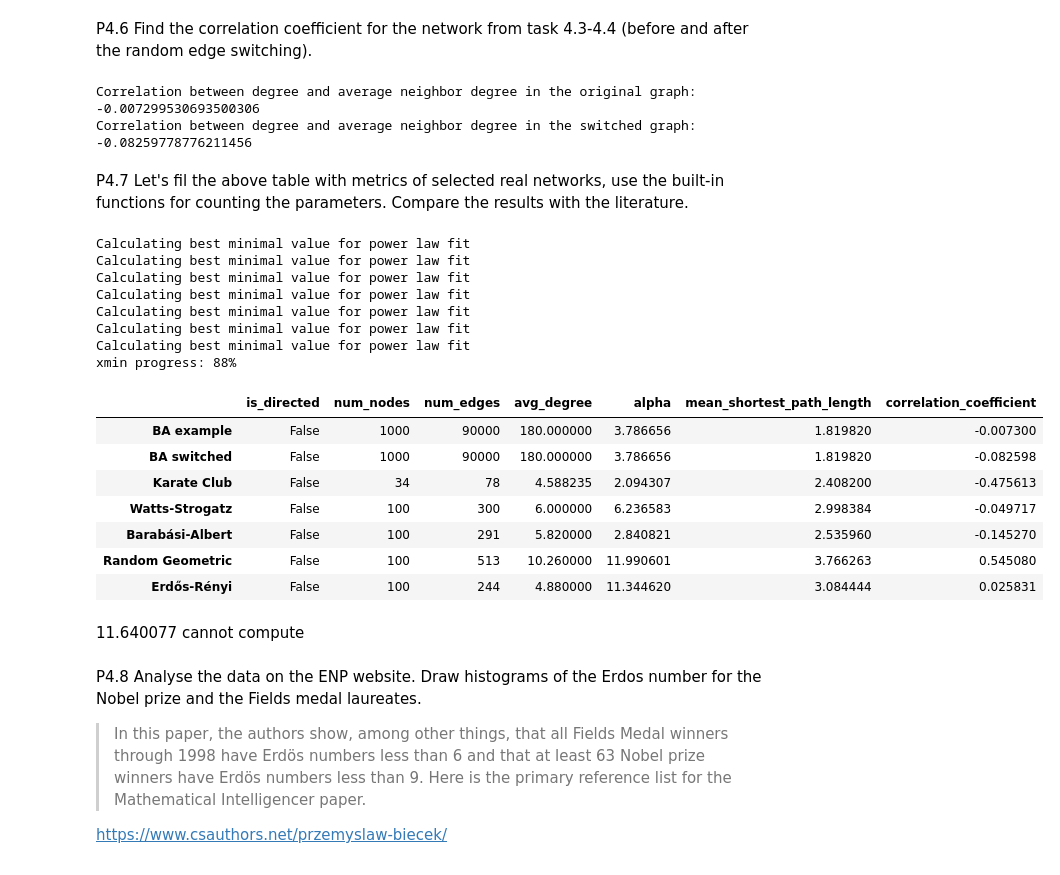
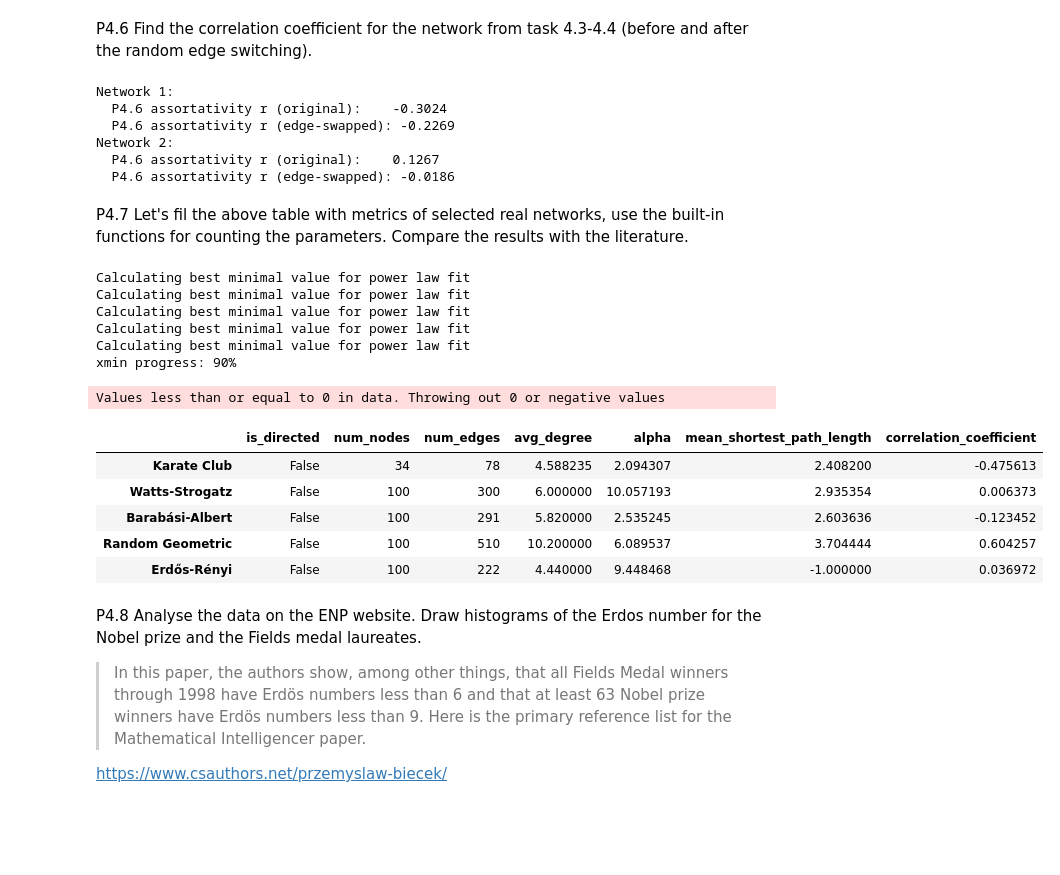
Before and after one commit to bmajosek/SNARS, a Jupyter notebook: p4/p4.ipynb, the cells around one changed output. Saved outputs shown, nothing was run; the diff lists cells and outputs as text; code cells hidden in the pictures; blank space fills up the shorter version.

```diff
--- a/p4/p4.ipynb
+++ b/p4/p4.ipynb
@@ -30,13 +30,3 @@ import powerlaw
 operable program or batch file.
 # %% [markdown]
 Ex1 Import the data, draw their histogram.
-# %%
-num_nodes = 10000
-ba_m = 100
-ba_graph = nx.barabasi_albert_graph(num_nodes, ba_m)
-degrees = [ba_graph.degree(n) for n in ba_graph.nodes()]
-plt.hist(degrees, bins=50)
-plt.title("Degree Histogram")
-plt.xlabel("Degree")
-plt.ylabel("Frequency")
-plt.show()
@@ -380,0 +313,14 @@ P4.5 Make the derivation omitted on the lecture slide.
+# %%
+# P4.3-P4.4: Nearest neighbor degree analysis
+# Load real networks for analysis
+G1 = nx.read_edgelist(
+    "ia-southernwomen.edges",
+    create_using=nx.Graph(),
+    nodetype=int,
+    comments="%"
+)
+
+G2 = nx.read_edgelist("inf-euroroad.edges",
+                     create_using=nx.Graph(), nodetype=int, comments="%")
+
+graphs_analysis = [G1, G2]
@@ -381,11 +401,28 @@ P4.5 Make the derivation omitted on the lecture slide.
 # %% [markdown]
 P4.6 Find the correlation coefficient for the network from task 4.3-4.4 (before and after the random edge switching).
-# %%
-print(f"Correlation between degree and average neighbor degree in the original graph: {nx.degree_assortativity_coefficient(G)}")
-print(f"Correlation between degree and average neighbor degree in the switched graph: {nx.degree_assortativity_coefficient(G_switched)}")
-# %% [output]
-Correlation between degree and average neighbor degree in the original graph: -0.007299530693500306
-Correlation between degree and average neighbor degree in the switched graph: -0.08259778776211456
+# %%
+# P4.6: Assortativity coefficient (degree correlation)
+# Positive r: high-degree nodes connect to high-degree nodes
+# Negative r: high-degree nodes connect to low-degree nodes
+for i, G in enumerate(graphs_analysis):
+    G_rand = G.copy()
+    nswap = 10 * G_rand.number_of_edges()
+    max_tries = 50 * nswap
+    nx.double_edge_swap(G_rand, nswap=nswap, max_tries=max_tries)
+
+    r_original = nx.degree_assortativity_coefficient(G)
+    r_randomized = nx.degree_assortativity_coefficient(G_rand)
+
+    print(f"Network {i+1}:")
+    print(f"  P4.6 assortativity r (original):    {r_original:.4f}")
+    print(f"  P4.6 assortativity r (edge-swapped): {r_randomized:.4f}")
+# %% [output]
+Network 1:
+  P4.6 assortativity r (original):    -0.3024
+  P4.6 assortativity r (edge-swapped): -0.2269
+Network 2:
+  P4.6 assortativity r (original):    0.1267
+  P4.6 assortativity r (edge-swapped): -0.0186
 # %% [markdown]
 P4.7 Let's fil the above table with metrics of selected real networks, use the built-in functions for counting the parameters. Compare the results with the literature.
 # %%
@@ -416,47 +453,40 @@ def calculate_stats(graph):
         "avg_degree": avg_deg,
         "alpha": alpha,
         "mean_shortest_path_length": mean_length,
         "correlation_coefficient": correlation_coefficient,
     }
 
 
 graphs = {
-    "BA example": G,
-    "BA switched": G_switched,
     'Karate Club': nx.karate_club_graph(),
     'Watts-Strogatz': nx.watts_strogatz_graph(100, 6, 0.3),
     'Barabási-Albert': nx.barabasi_albert_graph(100, 3),
     'Random Geometric': nx.random_geometric_graph(100, 0.2),
     'Erdős-Rényi': nx.erdos_renyi_graph(100, 0.05)
 }
 
 # Calculate stats for each graph and store in a list
 stats = [calculate_stats(G) for G in graphs.values()]
 
 # Create a DataFrame to hold the stats for each graph
 stats_df = pd.DataFrame(stats, index=graphs.keys())
 
 # Display the resulting DataFrame
 stats_df
 # %% [output]
 Calculating best minimal value for power law fit
 Calculating best minimal value for power law fit
 Calculating best minimal value for power law fit
 Calculating best minimal value for power law fit
 Calculating best minimal value for power law fit
-Calculating best minimal value for power law fit
-Calculating best minimal value for power law fit
-xmin progress: 88%
+xmin progress: 90%
+Values less than or equal to 0 in data. Throwing out 0 or negative values
 |  | is_directed | num_nodes | num_edges | avg_degree | alpha | mean_shortest_path_length | correlation_coefficient |
-| BA example | False | 1000 | 90000 | 180.000000 | 3.786656 | 1.819820 | -0.007300 |
-| BA switched | False | 1000 | 90000 | 180.000000 | 3.786656 | 1.819820 | -0.082598 |
 | Karate Club | False | 34 | 78 | 4.588235 | 2.094307 | 2.408200 | -0.475613 |
-| Watts-Strogatz | False | 100 | 300 | 6.000000 | 6.236583 | 2.998384 | -0.049717 |
-| Barabási-Albert | False | 100 | 291 | 5.820000 | 2.840821 | 2.535960 | -0.145270 |
-| Random Geometric | False | 100 | 513 | 10.260000 | 11.990601 | 3.766263 | 0.545080 |
-| Erdős-Rényi | False | 100 | 244 | 4.880000 | 11.344620 | 3.084444 | 0.025831 |
+| Watts-Strogatz | False | 100 | 300 | 6.000000 | 10.057193 | 2.935354 | 0.006373 |
+| Barabási-Albert | False | 100 | 291 | 5.820000 | 2.535245 | 2.603636 | -0.123452 |
+| Random Geometric | False | 100 | 510 | 10.200000 | 6.089537 | 3.704444 | 0.604257 |
+| Erdős-Rényi | False | 100 | 222 | 4.440000 | 9.448468 | -1.000000 | 0.036972 |
-# %% [markdown]
-11.640077	cannot compute
 # %% [markdown]
 P4.8 Analyse the data on the ENP website. Draw histograms of the Erdos number for the Nobel prize and the Fields medal laureates.
 
```
Also changed, not shown: parts of 28 cells of this notebook, 2 other files.
